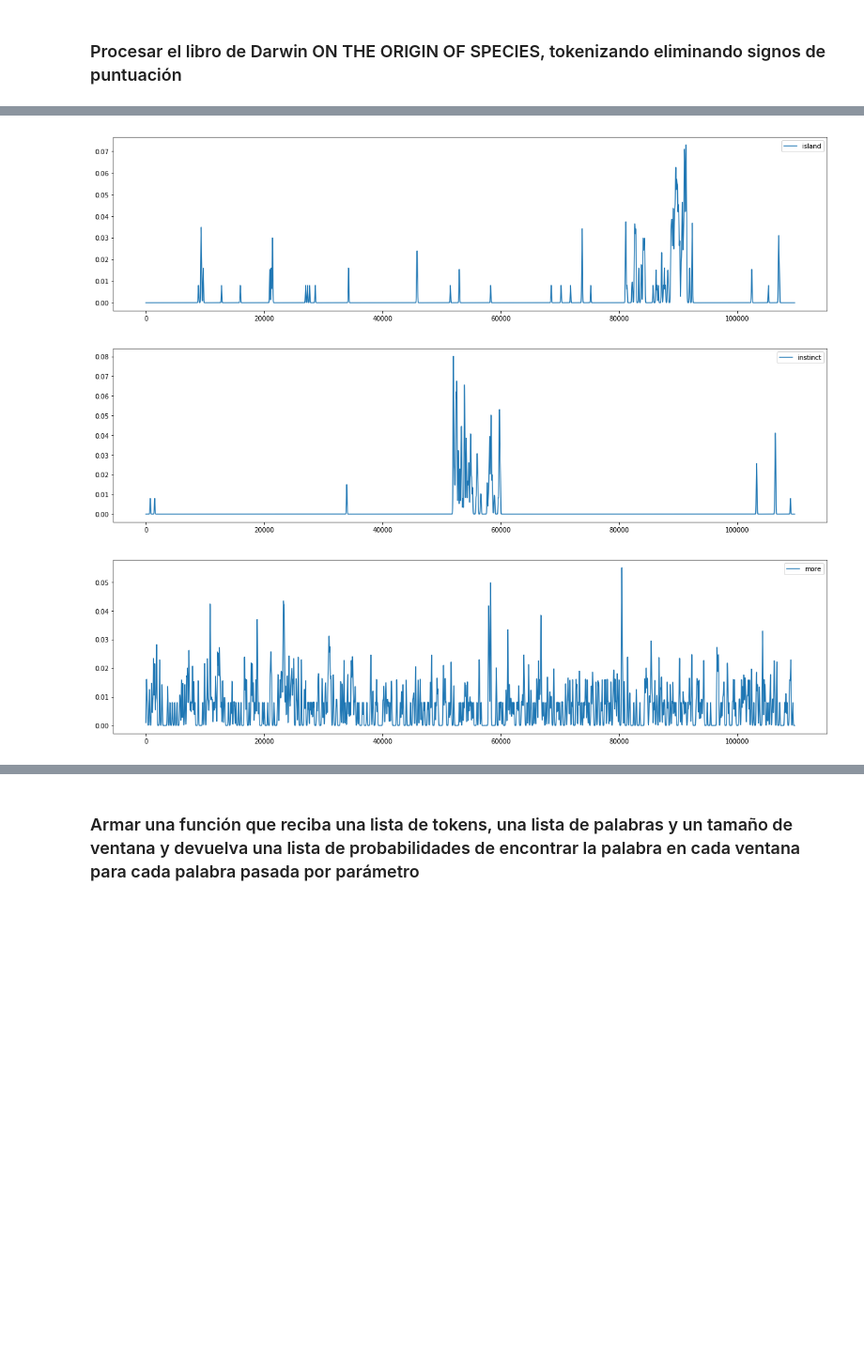
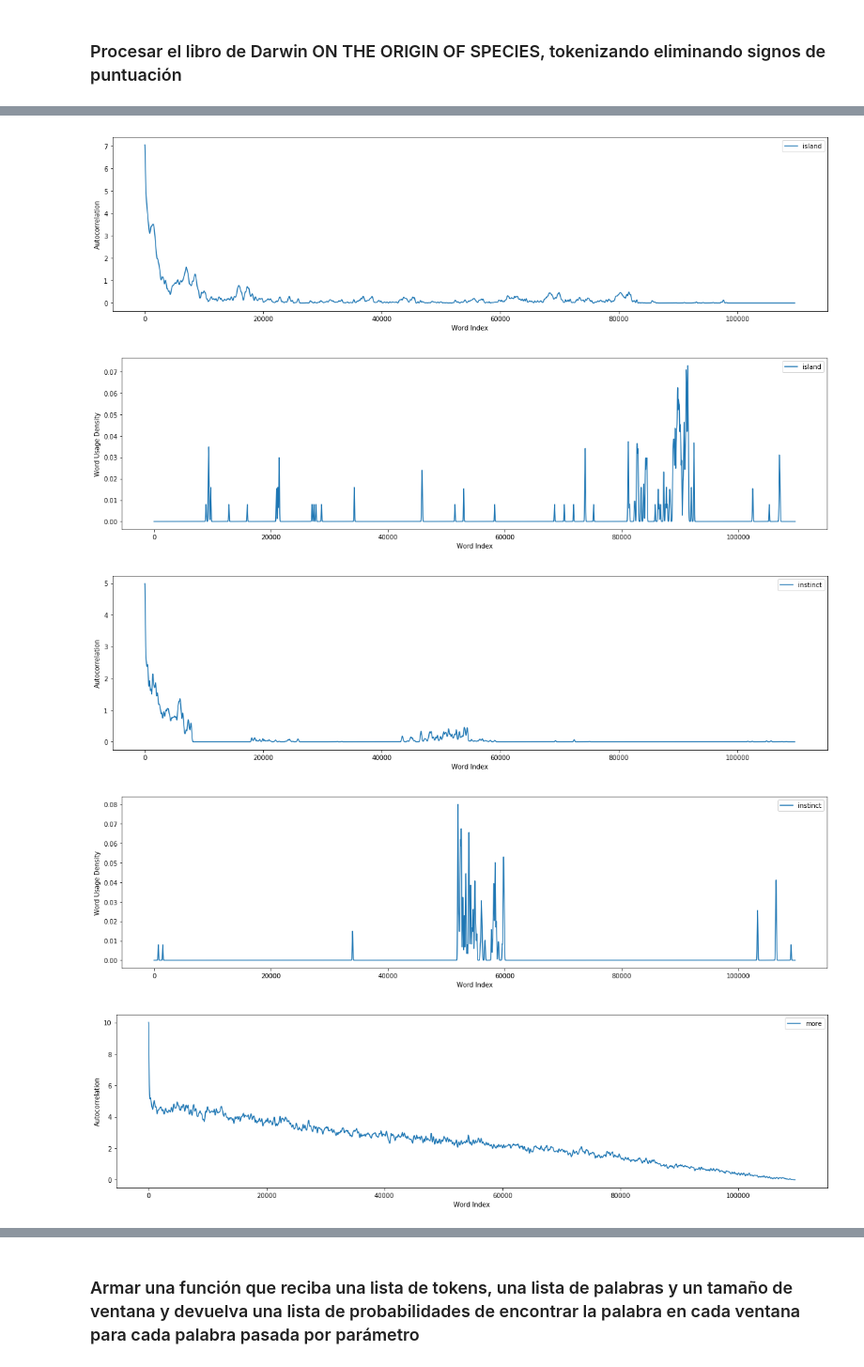
Before and after one commit to santiago-mb/data-science, a Jupyter notebook: wip/tp6/tp6.ipynb, the cells around one changed output, grey strips where cells are left out. Shown at 94% size. Drawn from its saved outputs; the diff is of its cells as text; code cells hidden in the pictures; blank space fills up the shorter version.

```diff
--- a/wip/tp6/tp6.ipynb
+++ b/wip/tp6/tp6.ipynb
@@ -130,31 +132,64 @@ with open('darwin/ONTHEORIGINOFSPECIES.txt', 'r') as darwintext:
 # %%
 relevant_words = ['island', 'instinct', 'more']
 plant_occurrences = [1 if w == relevant_words[0] else 0 for w in darwin_tokens]
 instinct_occurrences = [1 if w == relevant_words[1] else 0 for w in darwin_tokens]
 more_occurrences = [1 if w == relevant_words[2] else 0 for w in darwin_tokens]
 
 sigma = 50
 
-gauss_kernel = Gaussian1DKernel(50)
+gauss_kernel = Gaussian1DKernel(sigma)
 smoothed_plant = convolve(plant_occurrences, gauss_kernel)
 smoothed_instinct = convolve(instinct_occurrences, gauss_kernel)
 smoothed_more = convolve(more_occurrences, gauss_kernel)
 
+def autocorr(x):
+    result = np.correlate(x, x, mode = 'full')
+    return result[len(result) / 2:]
+
+plt.subplots(figsize=(20,5))
+plt.plot(autocorr(smoothed_plant), label = relevant_words[0])
+plt.legend()
+plt.xlabel('Word Index')
+plt.ylabel('Autocorrelation')
+plt.show()
+
 plt.subplots(figsize=(20,5))
 plt.plot(smoothed_plant, label = relevant_words[0])
 plt.legend()
+plt.xlabel('Word Index')
+plt.ylabel('Word Usage Density')
+plt.show()
+
+plt.subplots(figsize=(20,5))
+plt.plot(autocorr(smoothed_instinct), label = relevant_words[1])
+plt.legend()
+plt.xlabel('Word Index')
+plt.ylabel('Autocorrelation')
 plt.show()
 
 plt.subplots(figsize=(20,5))
 plt.plot(smoothed_instinct, label = relevant_words[1])
 plt.legend()
+plt.xlabel('Word Index')
+plt.ylabel('Word Usage Density')
+plt.show()
+
+plt.subplots(figsize=(20,5))
+plt.plot(autocorr(smoothed_more), label = relevant_words[2])
+plt.legend()
+plt.xlabel('Word Index')
+plt.ylabel('Autocorrelation')
 plt.show()
 
 plt.subplots(figsize=(20,5))
 plt.plot(smoothed_more, label = relevant_words[2])
 plt.legend()
+plt.xlabel('Word Index')
+plt.ylabel('Word Usage Density')
 plt.show()
 # %% [output]
-[figure, old version]
+[figure, new version]
-[figure, old version]
+[figure, new version]
-[figure, old version]
+[figure, new version]
+[figure, added]
+[figure, added]
```
Also changed, not shown: parts of 12 cells of this notebook, 4 other files.
